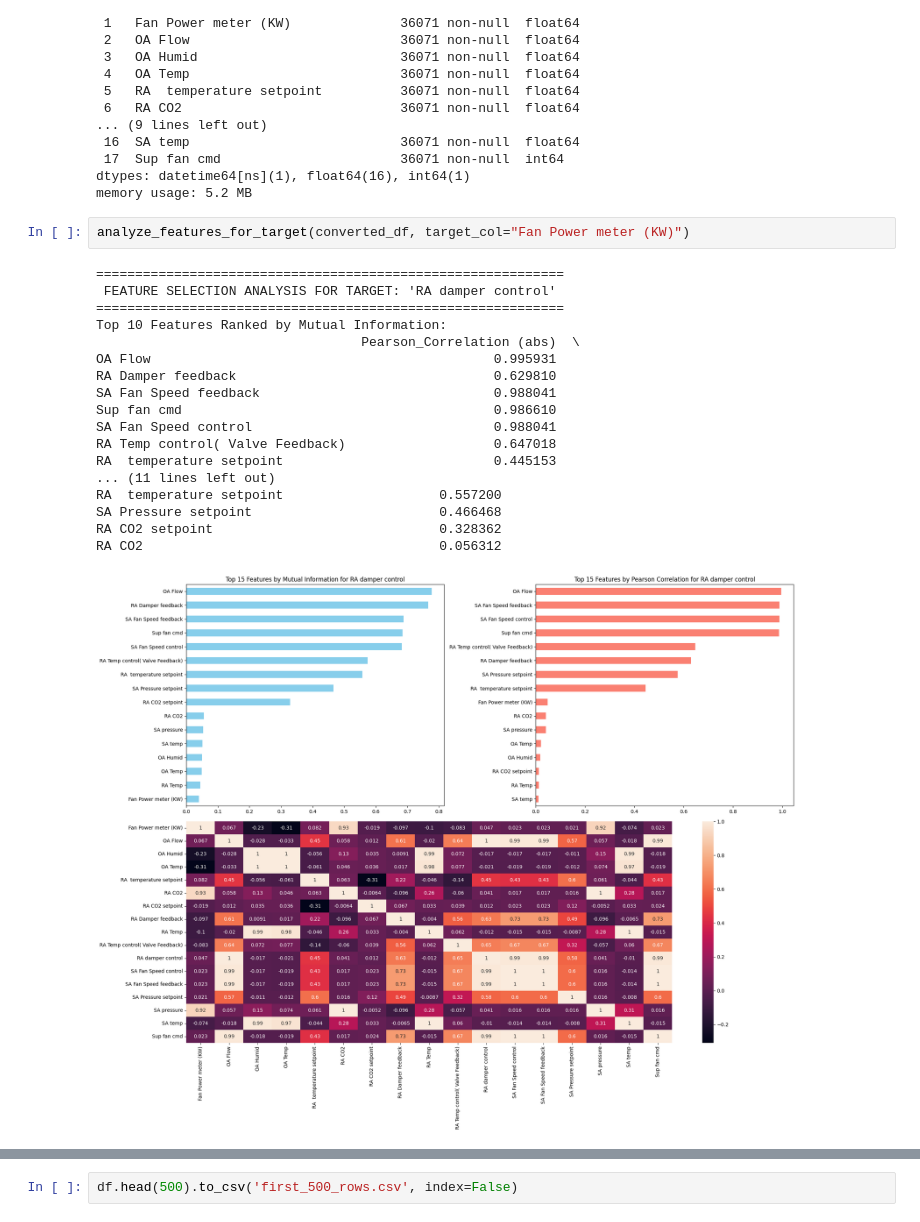
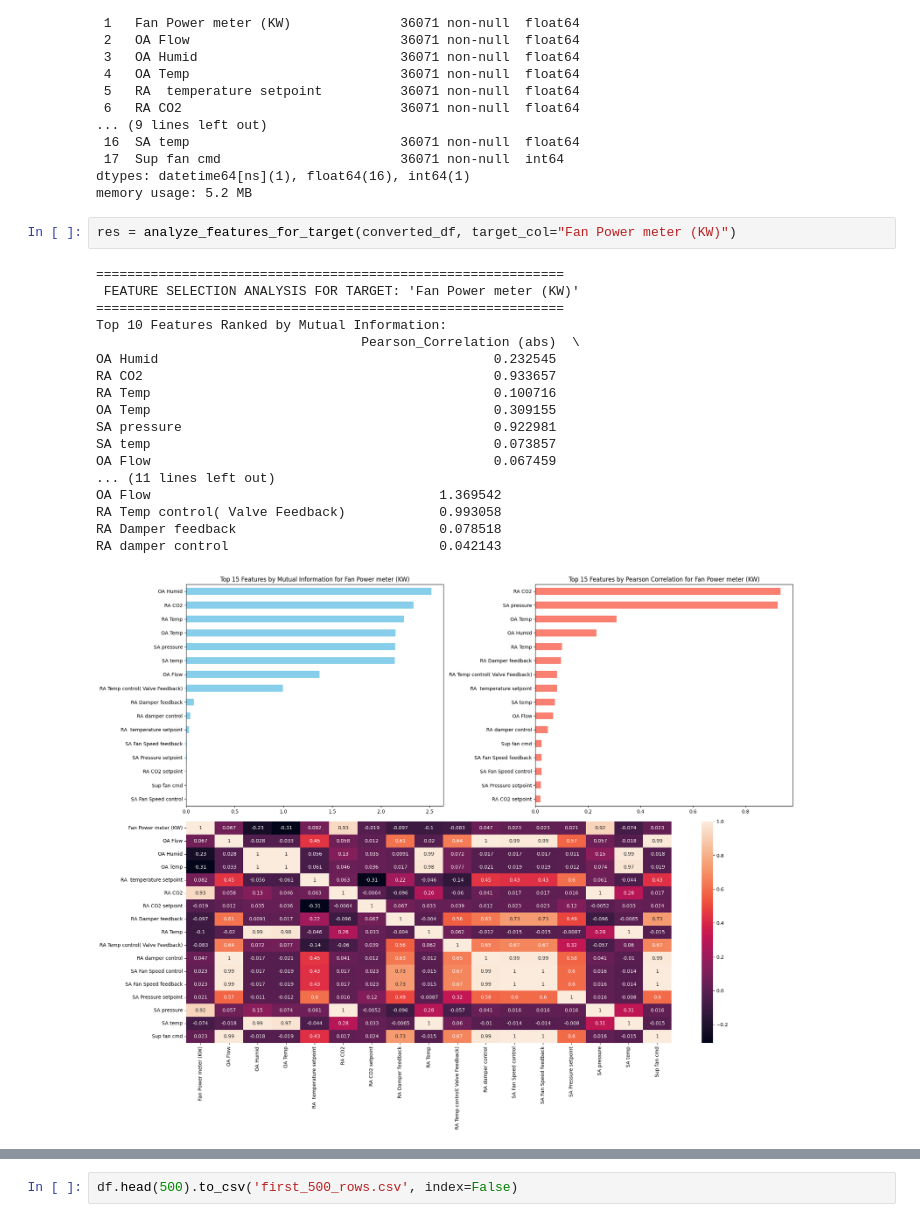
Before and after one commit to debashis-ker/BMS-AI-Prediction, a Jupyter notebook: notebooks/research.ipynb, the cells around one changed output, grey strips where cells are left out. Cells and saved outputs as stored; diff of their text form.

```diff
--- a/notebooks/research.ipynb
+++ b/notebooks/research.ipynb
@@ -956,23 +956,23 @@ Data columns (total 18 columns):
 dtypes: datetime64[ns](1), float64(16), int64(1)
 memory usage: 5.2 MB
 # %%
-analyze_features_for_target(converted_df, target_col="Fan Power meter (KW)")
+res = analyze_features_for_target(converted_df, target_col="Fan Power meter (KW)")
 # %% [output]
 ============================================================
- FEATURE SELECTION ANALYSIS FOR TARGET: 'RA damper control'
+ FEATURE SELECTION ANALYSIS FOR TARGET: 'Fan Power meter (KW)'
 ============================================================
 Top 10 Features Ranked by Mutual Information:
                                   Pearson_Correlation (abs)  \
-OA Flow                                            0.995931
-RA Damper feedback                                 0.629810
-SA Fan Speed feedback                              0.988041
-Sup fan cmd                                        0.986610
-SA Fan Speed control                               0.988041
-RA Temp control( Valve Feedback)                   0.647018
-RA  temperature setpoint                           0.445153
+OA Humid                                           0.232545
+RA CO2                                             0.933657
+RA Temp                                            0.100716
+OA Temp                                            0.309155
+SA pressure                                        0.922981
+SA temp                                            0.073857
+OA Flow                                            0.067459
 ... (11 lines left out)
-RA  temperature setpoint                    0.557200
-SA Pressure setpoint                        0.466468
-RA CO2 setpoint                             0.328362
-RA CO2                                      0.056312
+OA Flow                                     1.369542
+RA Temp control( Valve Feedback)            0.993058
+RA Damper feedback                          0.078518
+RA damper control                           0.042143
-[figure, old version]
+[figure, new version]
```
Also changed, not shown: parts of 3 cells of this notebook, 1 other file.
